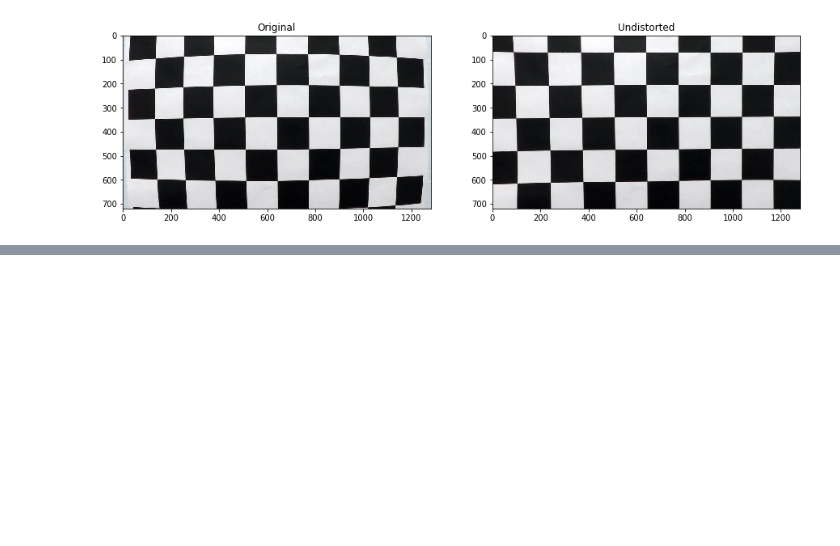
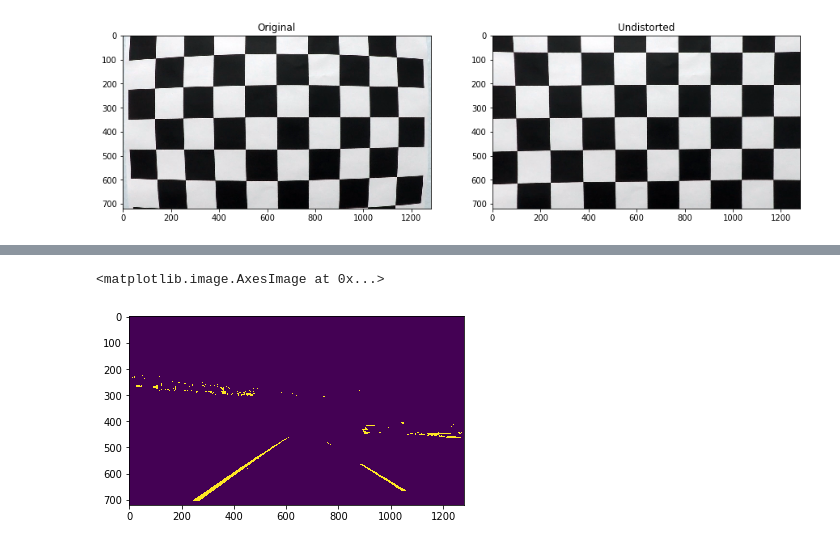
Before and after one commit to rummanwaqar/CarND-Advanced-Lane-Lines, a Jupyter notebook: Advance Lane Finding.ipynb, the cells around one changed output, grey strips where cells are left out. Cells and saved outputs as stored; diff of their text form; code cells hidden in the pictures; blank space fills up the shorter version.

```diff
--- a/Advance Lane Finding.ipynb
+++ b/Advance Lane Finding.ipynb
@@ -104,0 +192,42 @@ plt.show()
+# %%
+settings = {
+    'camera_mtx': camera_matrix,
+    'dist_coeff': distortion_coff,
+    'r_thresh': (150, 255),
+    's_thresh': (100, 255)
+}
+
+def threshold(img, thresh):
+    assert len(img.shape) == 2
+    mask = np.zeros_like(img)
+    mask[(img >= thresh[0]) & (img <= thresh[1])] = 1
+    return mask
+
+def image_preprocessing(img, settings):
+    # undistort
+    undist = cv2.undistort(img, settings['camera_mtx'], settings['dist_coeff'], None, settings['camera_mtx'])
+
+    # get red and sat channels
+    hls = cv2.cvtColor(undist, cv2.COLOR_RGB2HLS)
+    r_channel = undist[:,:,0]
+    s_channel = hls[:,:,2]
+
+    # color thresholding mask
+    red_mask = threshold(r_channel, settings['r_thresh'])
+    sat_mask = threshold(s_channel, settings['s_thresh'])
+    mask = np.zeros_like(sat_mask)
+    mask[((sat_mask == 1) & (red_mask == 1))] = 1
+
+    return mask
+
+    # TODO: gradients
+
+
+    # unwrap
+# %%
+img = mpimg.imread(images[4])
+output = image_preprocessing(img, settings)
+plt.imshow(output)
+# %% [output]
+<matplotlib.image.AxesImage at 0x...>
+[figure, added]
```
Also changed, not shown: parts of 12 cells of this notebook, 9 other files.
